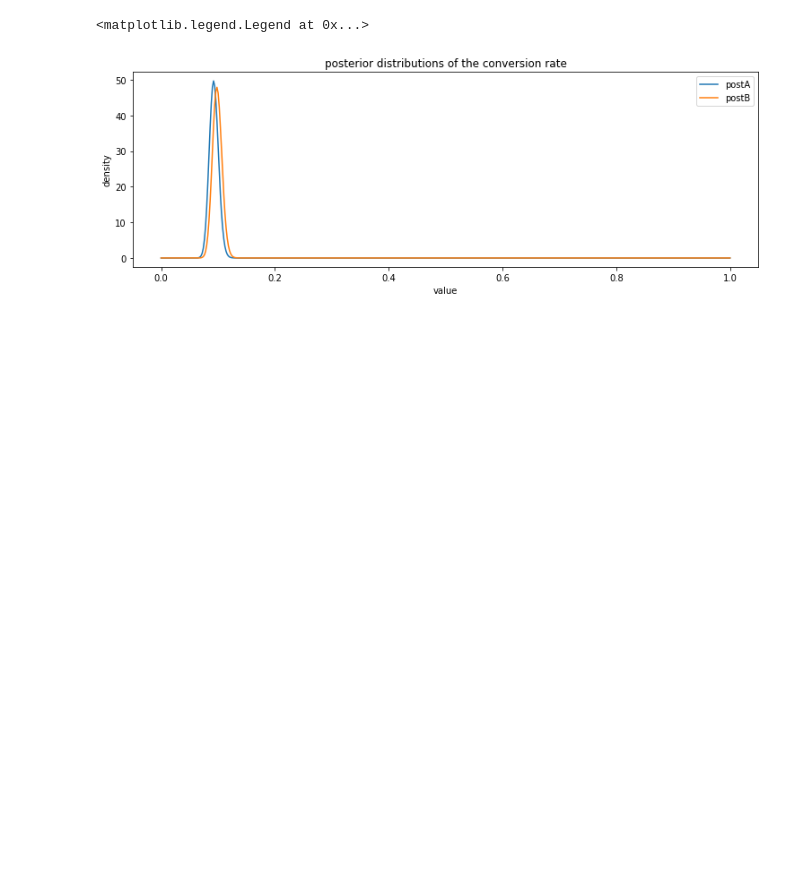
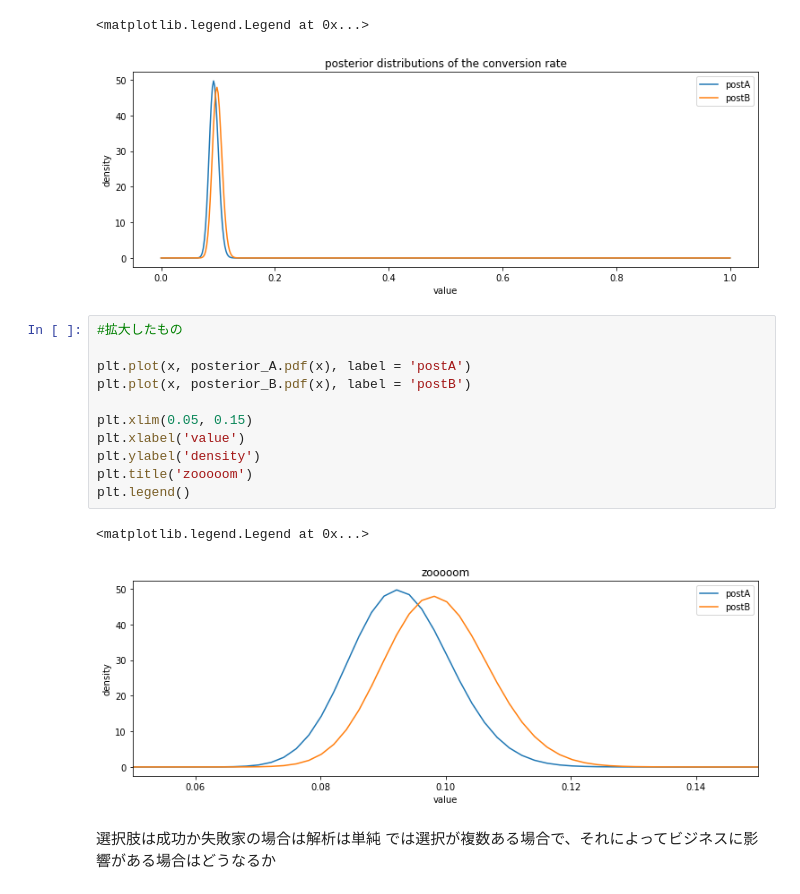
Before and after one commit to tomo461/bayesian_methods_for_hackers, a Jupyter notebook: Chapter7_Bayesian_AB_Testing/chap7.ipynb, the cells around one changed output. Cells and saved outputs as stored; diff of their text form; blank space fills up the shorter version.

```diff
--- a/Chapter7_Bayesian_AB_Testing/chap7.ipynb
+++ b/Chapter7_Bayesian_AB_Testing/chap7.ipynb
@@ -58,3 +58,20 @@ plt.legend()
 # %% [output]
 <matplotlib.legend.Legend at 0x...>
 [figure]
+# %%
+#拡大したもの
+
+plt.plot(x, posterior_A.pdf(x), label = 'postA')
+plt.plot(x, posterior_B.pdf(x), label = 'postB')
+
+plt.xlim(0.05, 0.15)
+plt.xlabel('value')
+plt.ylabel('density')
+plt.title('zooooom')
+plt.legend()
+# %% [output]
+<matplotlib.legend.Legend at 0x...>
+[figure, added]
+# %% [markdown]
+選択肢は成功か失敗家の場合は解析は単純
+では選択が複数ある場合で、それによってビジネスに影響がある場合はどうなるか
```
Also changed, not shown: parts of 30 cells of this notebook.
